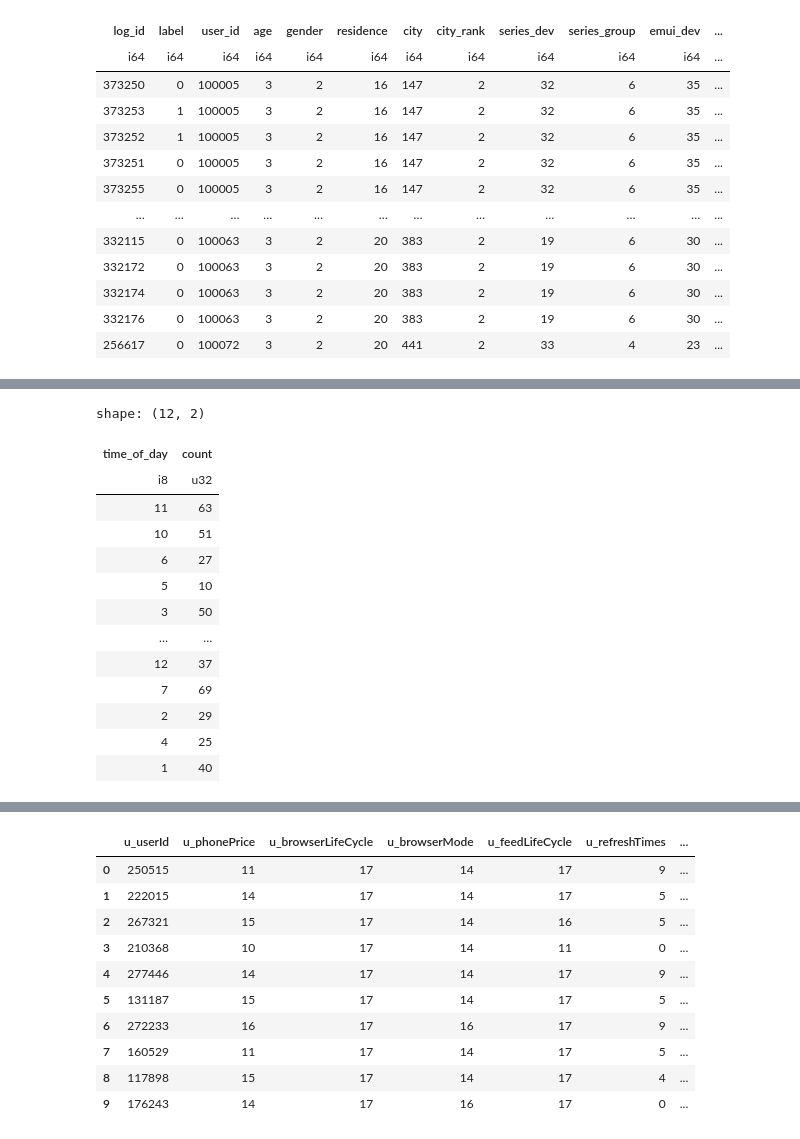
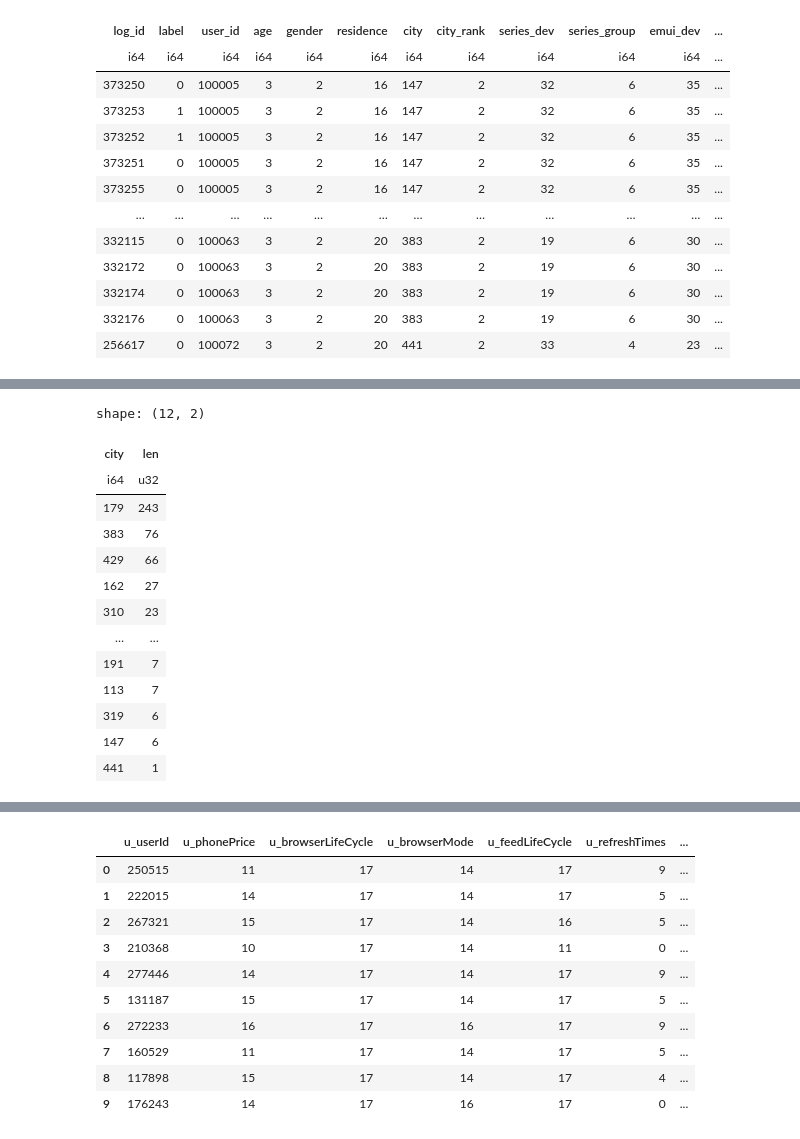
Before and after one commit to Amazing-Team-Name/data-modeling, a Jupyter notebook: main.ipynb, the cells around one changed output, grey strips where cells are left out. Cells and saved outputs as stored; diff of their text form; code cells hidden in the pictures.

```diff
--- a/main.ipynb
+++ b/main.ipynb
@@ -87,6 +84,23 @@ ad_data.group_by(pl.col("age")).len().sort("age").collect().plot.bar(x = "age",
 ad_data.select(pl.col("city")).collect().plot.hist()
 # %% [output]
 [interactive output not drawn]
+# %%
+ad_data.group_by(pl.col("city")).agg(pl.len()).fetch().sort("len", descending = True)
+# %% [output]
+shape: (12, 2)
+| city | len |
+| i64 | u32 |
+| 179 | 243 |
+| 383 | 76 |
+| 429 | 66 |
+| 162 | 27 |
+| 310 | 23 |
+| … | … |
+| 191 | 7 |
+| 113 | 7 |
+| 319 | 6 |
+| 147 | 6 |
+| 441 | 1 |
 # %%
 ad_data.select(pl.col("device_name")).collect().plot.hist()
 # %% [output]
@@ -105,18 +116 @@ time_of_day = ad_data.select(pl.col("pt_d").dt.hour().alias("time_of_day"))
-# %%
-time_of_day.select(pl.col("time_of_day").value_counts()).unnest("time_of_day").fetch()
-# %% [output]
-shape: (12, 2)
-| time_of_day | count |
-| i8 | u32 |
-| 11 | 63 |
-| 10 | 51 |
-| 6 | 27 |
-| 5 | 10 |
-| 3 | 50 |
-| … | … |
-| 12 | 37 |
-| 7 | 69 |
-| 2 | 29 |
-| 4 | 25 |
-| 1 | 40 |
 # %%
```
Also changed, not shown: parts of 40 cells of this notebook, 2 other files.
